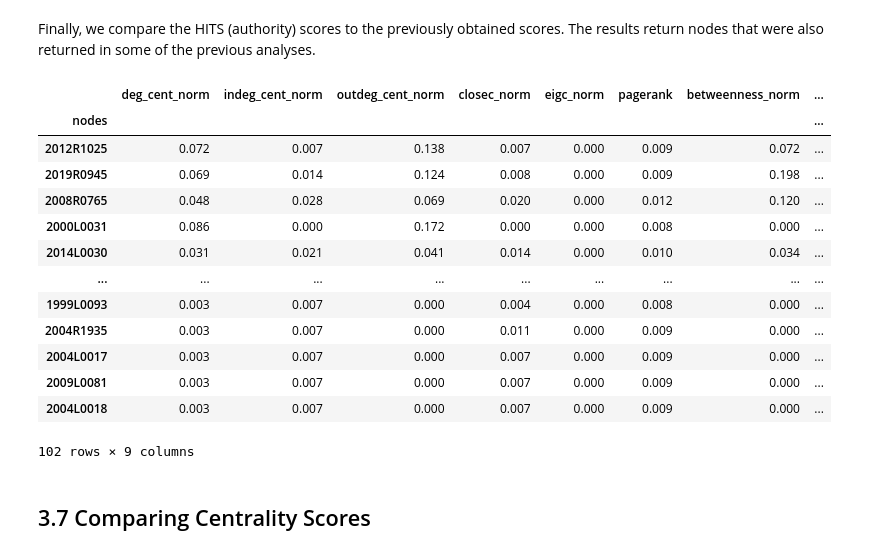
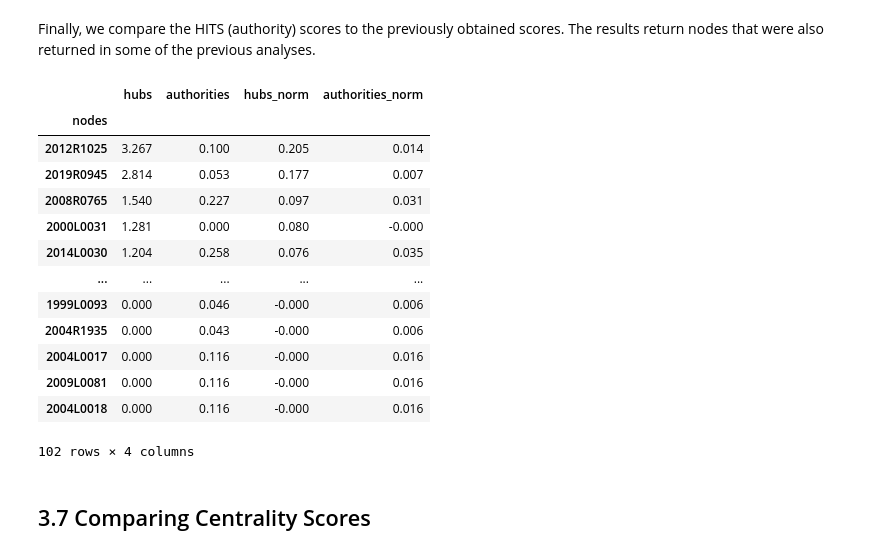
Before and after one commit to MaastrichtUniversityPress/legal-network-textbook, a Jupyter notebook: book/content/Chapter_3_Centrality.ipynb, the cells around one changed output. Cells and saved outputs as stored; diff of their text form; code cells hidden in the pictures.

```diff
--- a/book/content/Chapter_3_Centrality.ipynb
+++ b/book/content/Chapter_3_Centrality.ipynb
@@ -420,6 +386,6 @@ his ranking seems to have yielded more directly relevant laws to drones.
 # %%
 resdf_drones.sort_values("deg_cent_norm", ascending=False)
-resdf_drones['closeness'] = nx.closeness_centrality(g_drones2).values()
+resdf_drones['closeness'] = nx.closeness_centrality(g_drones).values()
 resdf_drones['closec_norm'] = score_normalize(resdf_drones.closeness, from_dictionary=False)
 resdf_drones_deg_cent = resdf_drones[['deg_cent_norm', 'closec_norm']]
 resdf_drones_deg_cent.sort_values('closec_norm', ascending=False)
@@ -793,6 +740,8 @@ We can also calculate the eigenvector centrality scores for the drone legislatio
 # %%
-eigenvector_centrality_drones = list(nx.eigenvector_centrality(g_drones2, max_iter=1000).values())
+eigenvector_centrality_drones = list(nx.eigenvector_centrality(g_drones, max_iter=1000).values())
 resdf_drones['eigc'] = eigenvector_centrality_drones
 resdf_drones['eigc_norm'] = score_normalize(resdf_drones.eigc, from_dictionary=False)
 resdf_drones.sort_values("eigc", ascending=False)
+sns.barplot(resdf_drones["eigc"])
+plt.xticks([])
 # %% [output]
@@ -944,5 +949,4 @@ Returning to our drone legislation example, we calculate the PageRank scores and
 # %%
-pagerank = nx.pagerank(g_drones2, alpha=0.75)
-resdf_drones["pagerank"] = dataframe_from_results(g_drones2, pagerank, "pagerank")
+resdf_drones['pagerank'] = nx.pagerank(g_drones)
 resdf_drones.sort_values("pagerank", ascending=False)
 # %% [output]
@@ -1051,9 +1055,9 @@ Betweenness centrality is not always a relevant measure. The notion of a broker
 # %% [markdown]
 What does the application of the betweenness centrality measure yield in our drone legislation example? In the top 5 of highest scoring laws, we find two drone-specific laws (2019R0945 and 2019R0947) alongside a regulation on the requirements for accreditation and market surveillance relating to the marketing of products (2008R0765), a directive on toy safety (2009L0048, relevant for hobby drones), and the making available on the market of radio equipment (2014L0053).
 # %%
-betweenness = list(nx.betweenness_centrality(g_drones2).values())
+betweenness = list(nx.betweenness_centrality(g_drones).values())
 resdf_drones['betweenness'] = betweenness
 resdf_drones['betweenness_norm'] = score_normalize(resdf_drones.betweenness, from_dictionary=False)
-resdf_drones_trimmed = resdf_drones[['deg_cent_norm', 'indeg_cent_norm', 'outdeg_cent_norm', 'closec_norm', 'eigc_norm', 'pagerank', 'betweenness_norm']]
+resdf_drones_trimmed = resdf_drones[['betweenness','betweenness_norm']]
 resdf_drones_trimmed.sort_values("betweenness_norm", ascending=False)
 # %% [output]
@@ -1404,42 +1415,42 @@ The advantages and disadvantages of this or that procedure for getting the resul
 Finally, we compare the HITS (authority) scores to the previously obtained scores. The results return nodes that were also returned in some of the previous analyses.
 # %%
 # Calculating HITS centrality (Hubs and Authorities)
-hits = nx.hits(g_drones2, normalized=False)
-hits_norm = nx.hits(g_drones2, normalized=True)
+hits = nx.hits(g_drones, normalized=False)
+hits_norm = nx.hits(g_drones, normalized=True)
 
 # Extracting hubs and authorities (non-normalized and normalized)
 hubs = list(hits[0].values())
 authorities = list(hits[1].values())
 hubs_norm = list(hits_norm[0].values())
 authorities_norm = list(hits_norm[1].values())
 
 # Assigning the values to the DataFrame
 resdf_drones['hubs'] = hubs  # Storing non-normalized hubs scores
 resdf_drones['authorities'] = authorities  # Storing non-normalized authorities scores
 resdf_drones['hubs_norm'] = hubs_norm  # Storing normalized hubs scores
 resdf_drones['authorities_norm'] = authorities_norm  # Storing normalized authorities scores
 
+
 # Trimming the DataFrame to relevant columns
-resdf_drones_trimmed = resdf_drones[['deg_cent_norm', 'indeg_cent_norm', 'outdeg_cent_norm', 'closec_norm',
-                                     'eigc_norm', 'pagerank', 'betweenness_norm', 'hubs_norm', 'authorities_norm']]
+resdf_drones_trimmed = resdf_drones[["hubs", "authorities", "hubs_norm", "authorities_norm"]]
 
 # Sorting by HITS normalized scores
 resdf_drones_trimmed.sort_values("hubs_norm", ascending=False)
 # %% [output]
-|  | deg_cent_norm | indeg_cent_norm | outdeg_cent_norm | closec_norm | eigc_norm | pagerank | betweenness_norm | ... |
-| nodes |  |  |  |  |  |  |  | ... |
-| 2012R1025 | 0.072 | 0.007 | 0.138 | 0.007 | 0.000 | 0.009 | 0.072 | ... |
-| 2019R0945 | 0.069 | 0.014 | 0.124 | 0.008 | 0.000 | 0.009 | 0.198 | ... |
-| 2008R0765 | 0.048 | 0.028 | 0.069 | 0.020 | 0.000 | 0.012 | 0.120 | ... |
-| 2000L0031 | 0.086 | 0.000 | 0.172 | 0.000 | 0.000 | 0.008 | 0.000 | ... |
-| 2014L0030 | 0.031 | 0.021 | 0.041 | 0.014 | 0.000 | 0.010 | 0.034 | ... |
-| ... | ... | ... | ... | ... | ... | ... | ... | ... |
-| 1999L0093 | 0.003 | 0.007 | 0.000 | 0.004 | 0.000 | 0.008 | 0.000 | ... |
-| 2004R1935 | 0.003 | 0.007 | 0.000 | 0.011 | 0.000 | 0.009 | 0.000 | ... |
-| 2004L0017 | 0.003 | 0.007 | 0.000 | 0.007 | 0.000 | 0.009 | 0.000 | ... |
-| 2009L0081 | 0.003 | 0.007 | 0.000 | 0.007 | 0.000 | 0.009 | 0.000 | ... |
-| 2004L0018 | 0.003 | 0.007 | 0.000 | 0.007 | 0.000 | 0.009 | 0.000 | ... |
+|  | hubs | authorities | hubs_norm | authorities_norm |
+| nodes |  |  |  |  |
+| 2012R1025 | 3.267 | 0.100 | 0.205 | 0.014 |
+| 2019R0945 | 2.814 | 0.053 | 0.177 | 0.007 |
+| 2008R0765 | 1.540 | 0.227 | 0.097 | 0.031 |
+| 2000L0031 | 1.281 | 0.000 | 0.080 | -0.000 |
+| 2014L0030 | 1.204 | 0.258 | 0.076 | 0.035 |
+| ... | ... | ... | ... | ... |
+| 1999L0093 | 0.000 | 0.046 | -0.000 | 0.006 |
+| 2004R1935 | 0.000 | 0.043 | -0.000 | 0.006 |
+| 2004L0017 | 0.000 | 0.116 | -0.000 | 0.016 |
+| 2009L0081 | 0.000 | 0.116 | -0.000 | 0.016 |
+| 2004L0018 | 0.000 | 0.116 | -0.000 | 0.016 |
-102 rows × 9 columns
+102 rows × 4 columns
 # %% [markdown]
 ## 3.7 Comparing Centrality Scores
 # %% [markdown]
```
Also changed, not shown: parts of 48 cells of this notebook, 3 other files.
